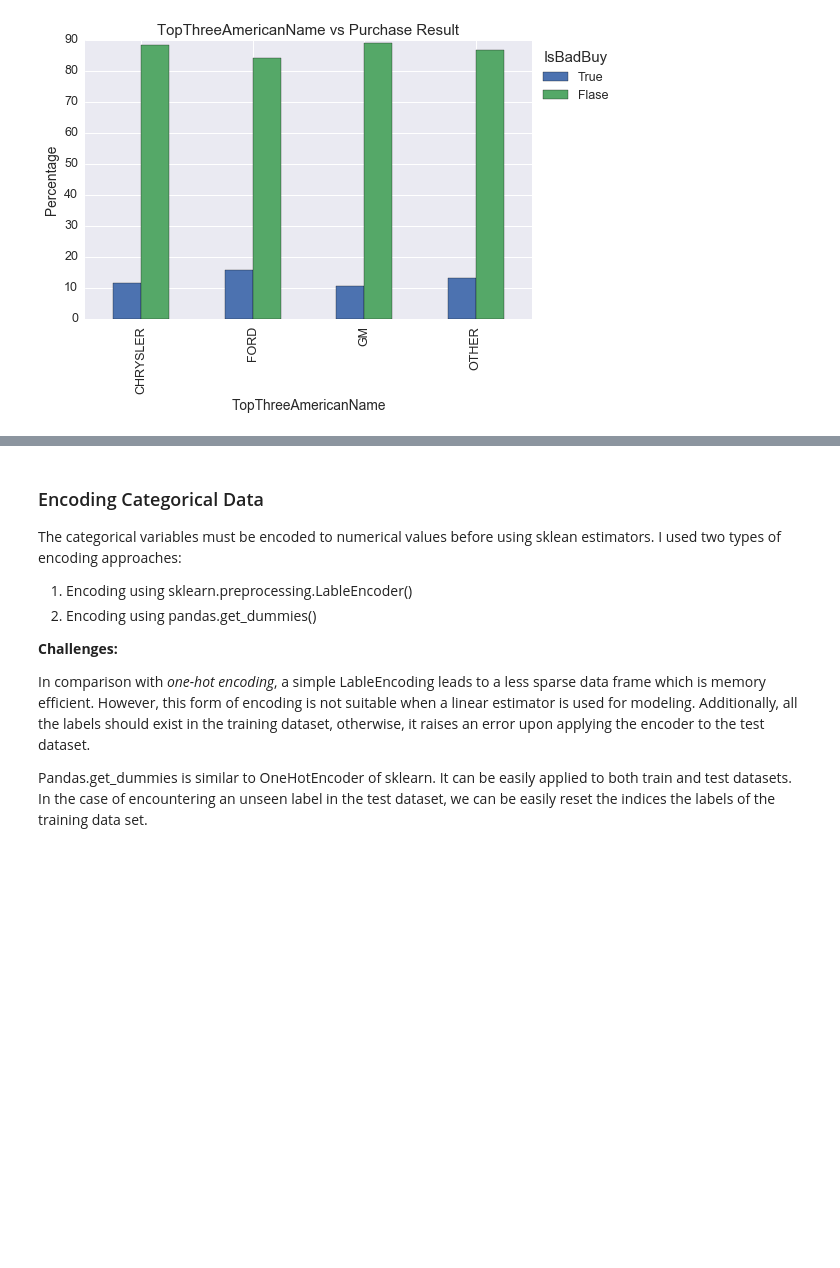
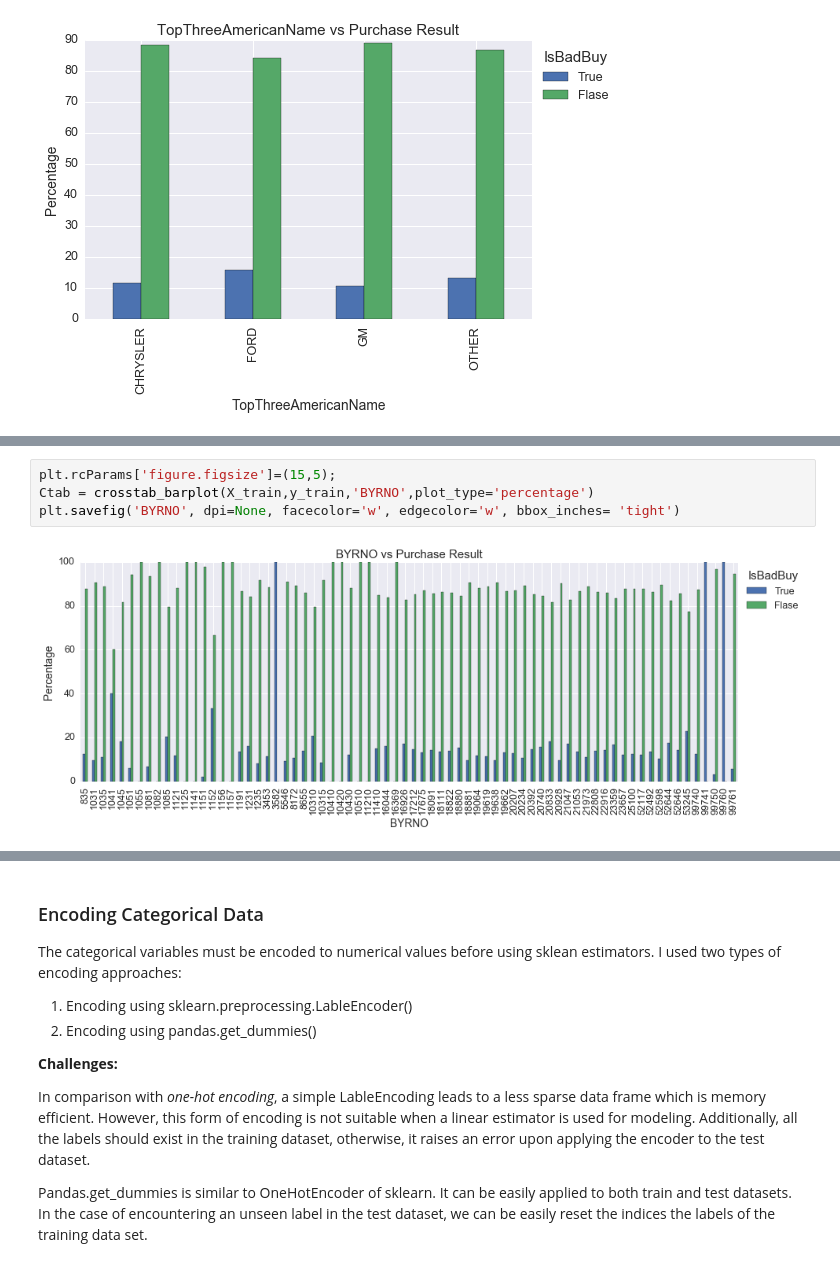
Before and after one commit to mhfarahani/Machine-Learning-Notebooks, a Jupyter notebook: Don't_Get_Kicked-Notebook.ipynb, the cells around one changed output, grey strips where cells are left out. Drawn from its saved outputs; the diff is of its cells as text; blank space fills up the shorter version.

```diff
--- a/Don't_Get_Kicked-Notebook.ipynb
+++ b/Don't_Get_Kicked-Notebook.ipynb
@@ -342,0 +368,6 @@ Ctab = crosstab_barplot(X_train,y_train,'TopThreeAmericanName',plot_type='percen
+# %%
+plt.rcParams['figure.figsize']=(15,5);
+Ctab = crosstab_barplot(X_train,y_train,'BYRNO',plot_type='percentage')
+plt.savefig('BYRNO', dpi=None, facecolor='w', edgecolor='w', bbox_inches= 'tight')
+# %% [output]
+[figure, added]
```
Also changed, not shown: parts of 64 cells of this notebook.
